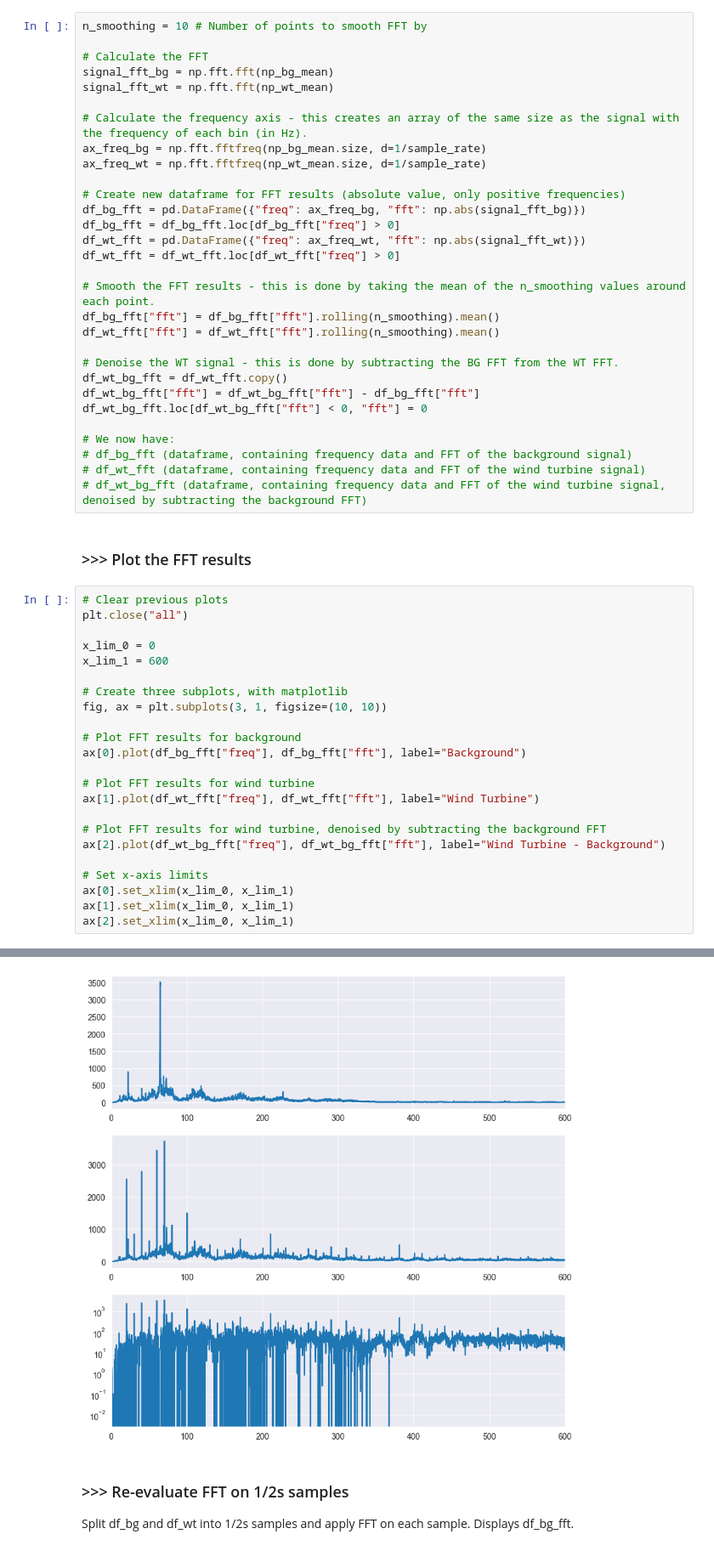
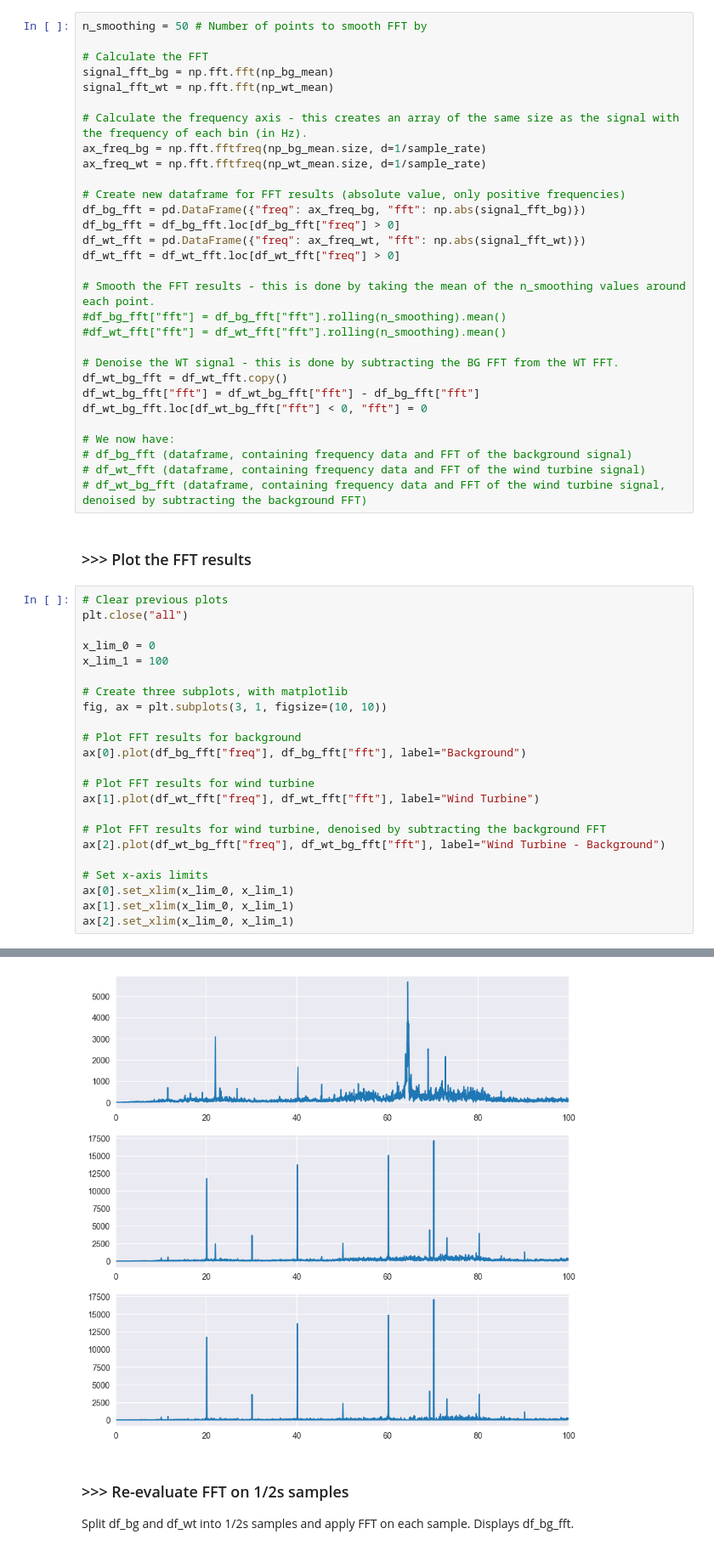
Before and after one commit to gonespral/wind-turbine-noise-measurement-and-prediction, a Jupyter notebook: analysis.ipynb, the cells around one changed output, grey strips where cells are left out. Shown at 85% size. Saved outputs shown, nothing was run; the diff lists cells and outputs as text.

```diff
--- a/analysis.ipynb
+++ b/analysis.ipynb
@@ -92,7 +92,7 @@ Applying hamming window...
 # %% [markdown]
 ### >>> Evaluate FFT
 # %%
-n_smoothing = 10 # Number of points to smooth FFT by
+n_smoothing = 50 # Number of points to smooth FFT by
 
 # Calculate the FFT
 signal_fft_bg = np.fft.fft(np_bg_mean)
@@ -109,8 +109,8 @@ df_wt_fft = pd.DataFrame({"freq": ax_freq_wt, "fft": np.abs(signal_fft_wt)})
 df_wt_fft = df_wt_fft.loc[df_wt_fft["freq"] > 0]
 
 # Smooth the FFT results - this is done by taking the mean of the n_smoothing values around each point.
-df_bg_fft["fft"] = df_bg_fft["fft"].rolling(n_smoothing).mean()
-df_wt_fft["fft"] = df_wt_fft["fft"].rolling(n_smoothing).mean()
+#df_bg_fft["fft"] = df_bg_fft["fft"].rolling(n_smoothing).mean()
+#df_wt_fft["fft"] = df_wt_fft["fft"].rolling(n_smoothing).mean()
 
 # Denoise the WT signal - this is done by subtracting the BG FFT from the WT FFT.
 df_wt_bg_fft = df_wt_fft.copy()
@@ -128,7 +128,7 @@ df_wt_bg_fft.loc[df_wt_bg_fft["fft"] < 0, "fft"] = 0
 plt.close("all")
 
 x_lim_0 = 0
-x_lim_1 = 600
+x_lim_1 = 100
 
 # Create three subplots, with matplotlib
 fig, ax = plt.subplots(3, 1, figsize=(10, 10))
@@ -151,4 +151,4 @@ ax[2].set_xlim(x_lim_0, x_lim_1)
-[figure, old version]
+[figure, new version]
 # %% [markdown]
 ### >>> Re-evaluate FFT on 1/2s samples
 Split df_bg and df_wt into 1/2s samples and apply FFT on each sample. Displays df_bg_fft.
```
Also changed, not shown: parts of 3 cells of this notebook, 1 other file.
